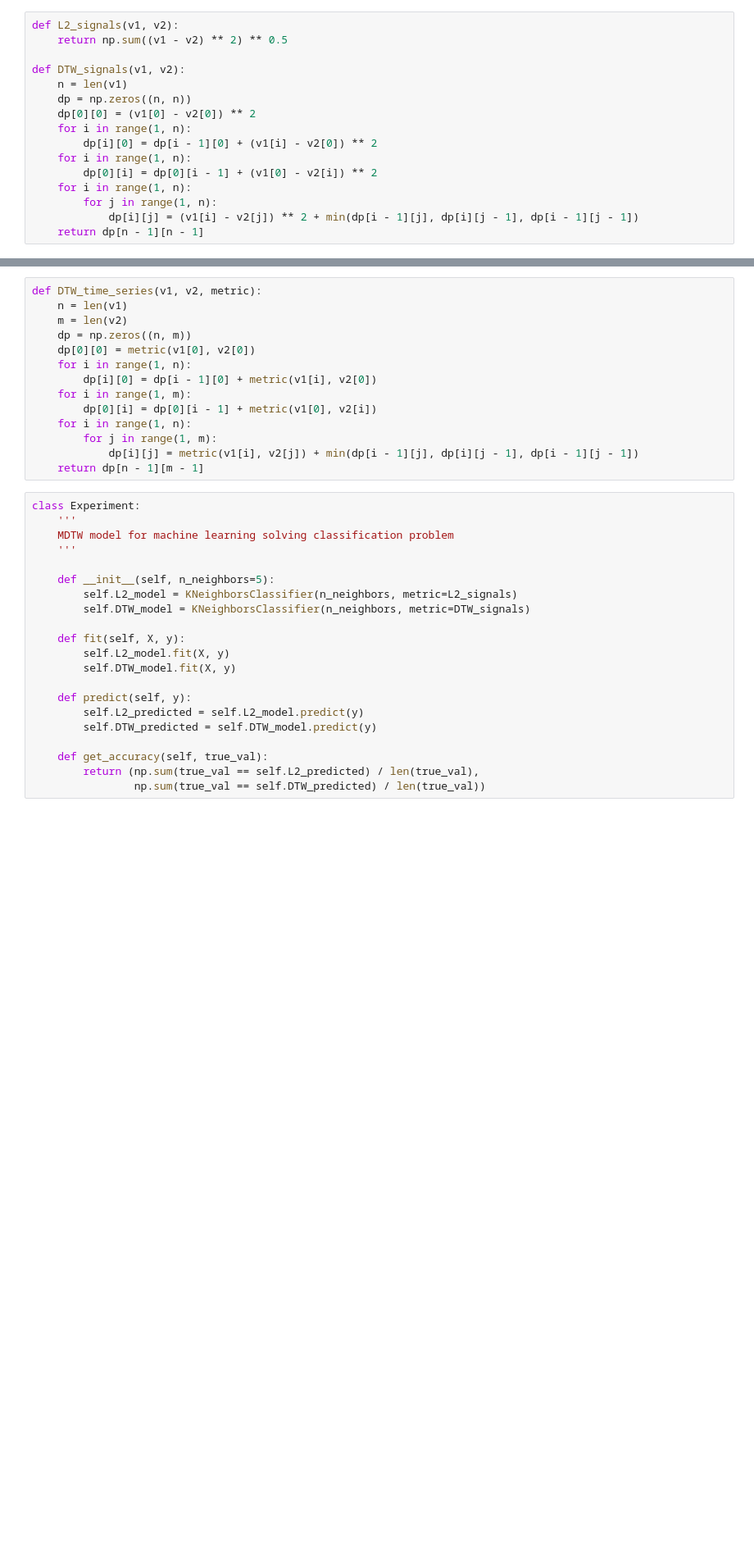
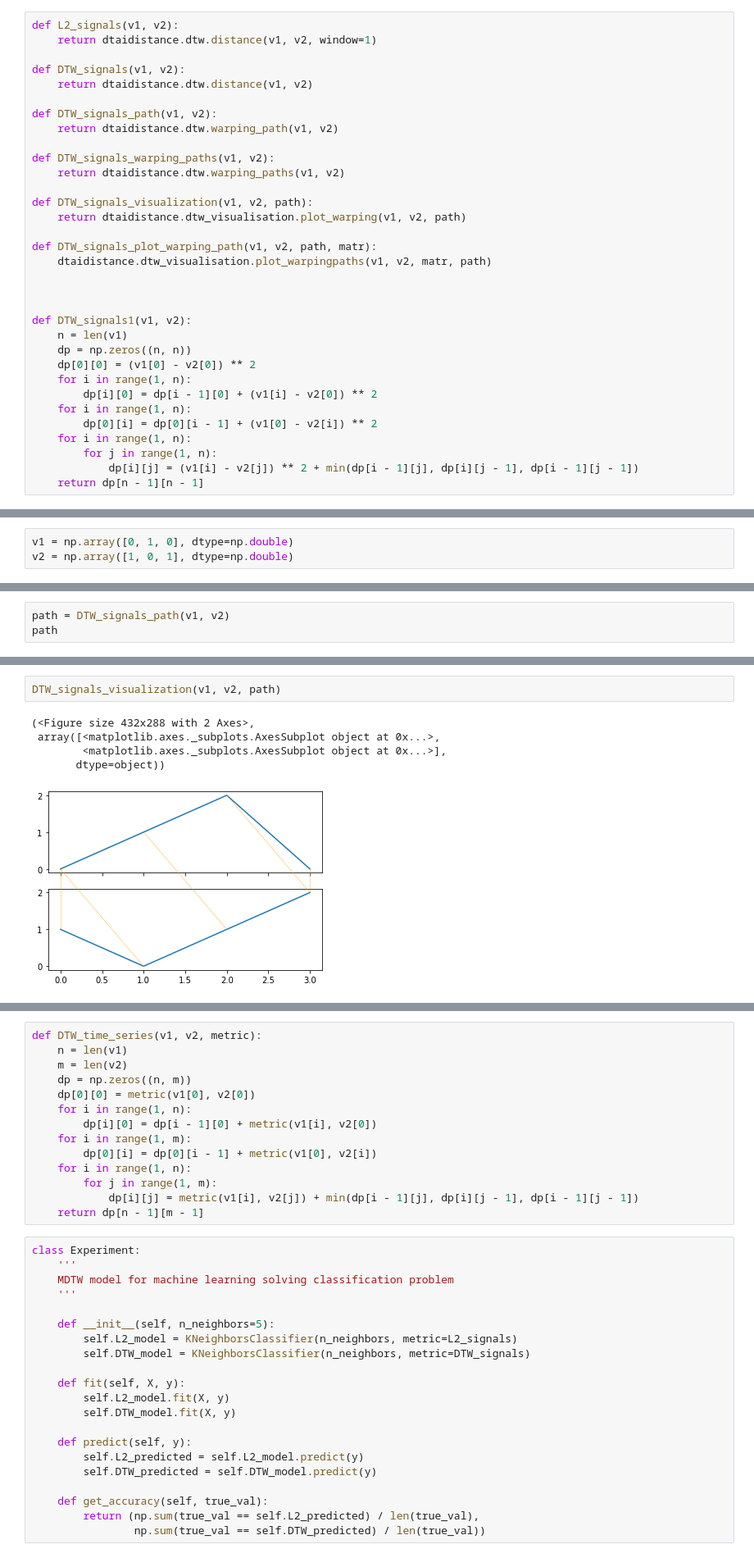
Before and after one commit to petr-kulagin/2020-Project62, a Jupyter notebook: code/DTW.ipynb, the cells around one changed output, grey strips where cells are left out. Shown at 82% size. Cells and saved outputs as stored; diff of their text form; blank space fills up the shorter version.

```diff
--- a/code/DTW.ipynb
+++ b/code/DTW.ipynb
@@ -3,9 +6,26 @@ from sklearn.neighbors import KNeighborsClassifier
 import numpy as np
 # %%
 def L2_signals(v1, v2):
-    return np.sum((v1 - v2) ** 2) ** 0.5
+    return dtaidistance.dtw.distance(v1, v2, window=1)
 
 def DTW_signals(v1, v2):
+    return dtaidistance.dtw.distance(v1, v2)
+
+def DTW_signals_path(v1, v2):
+    return dtaidistance.dtw.warping_path(v1, v2)
+
+def DTW_signals_warping_paths(v1, v2):
+    return dtaidistance.dtw.warping_paths(v1, v2)
+
+def DTW_signals_visualization(v1, v2, path):
+    return dtaidistance.dtw_visualisation.plot_warping(v1, v2, path)
+
+def DTW_signals_plot_warping_path(v1, v2, path, matr):
+    dtaidistance.dtw_visualisation.plot_warpingpaths(v1, v2, matr, path)
+
+
+
+def DTW_signals1(v1, v2):
     n = len(v1)
     dp = np.zeros((n, n))
     dp[0][0] = (v1[0] - v2[0]) ** 2
@@ -19,0 +43,3 @@ def DTW_signals(v1, v2):
+# %%
+v1 = np.array([0, 1, 0], dtype=np.double)
+v2 = np.array([1, 0, 1], dtype=np.double)
@@ -19,0 +54,3 @@ def DTW_signals(v1, v2):
+# %%
+path = DTW_signals_path(v1, v2)
+path
@@ -19,0 +69,8 @@ def DTW_signals(v1, v2):
+# %%
+DTW_signals_visualization(v1, v2, path)
+# %% [output]
+(<Figure size 432x288 with 2 Axes>,
+ array([<matplotlib.axes._subplots.AxesSubplot object at 0x...>,
+        <matplotlib.axes._subplots.AxesSubplot object at 0x...>],
+       dtype=object))
+[figure, added]
```
Also changed, not shown: parts of 10 cells of this notebook, 2 other files.
